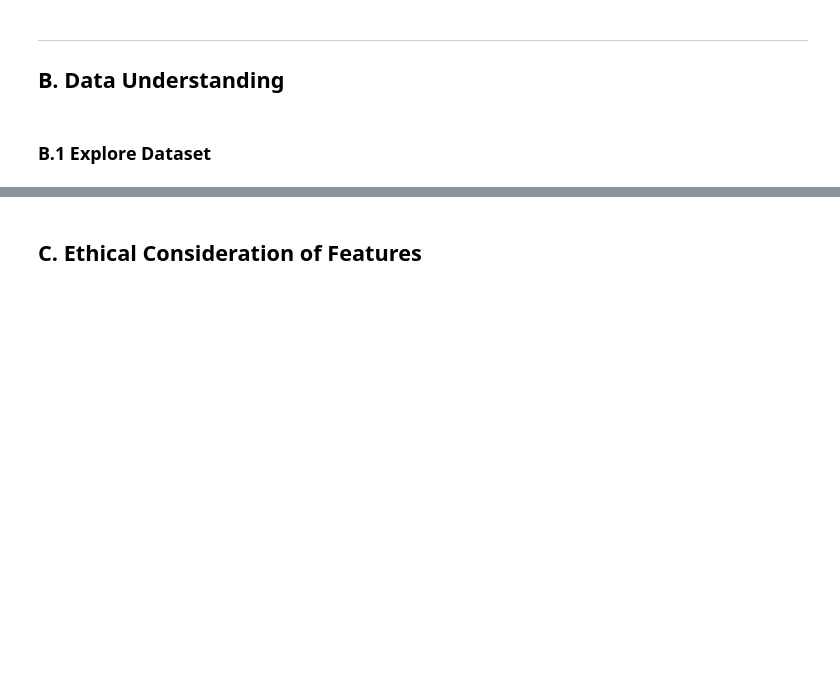
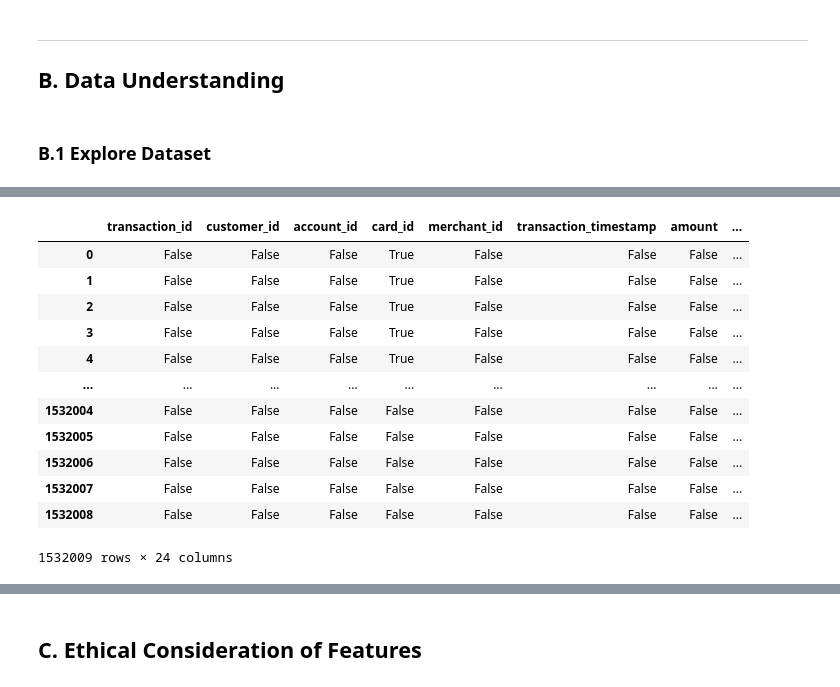
Before and after one commit to leonhsu95/AT3-Group-Banking, a Jupyter notebook: 36106-26SP-AT3-26324145-SB-1-eda-transactions.ipynb, the cells around one changed output, grey strips where cells are left out. Saved outputs shown, nothing was run; the diff lists cells and outputs as text; code cells hidden in the pictures; blank space fills up the shorter version.

```diff
--- a/36106-26SP-AT3-26324145-SB-1-eda-transactions.ipynb
+++ b/36106-26SP-AT3-26324145-SB-1-eda-transactions.ipynb
@@ -70,3 +143,19 @@ except Exception as e:
+# %%
+df.isna()
+# %% [output]
+|  | transaction_id | customer_id | account_id | card_id | merchant_id | transaction_timestamp | amount | ... |
+| 0 | False | False | False | True | False | False | False | ... |
+| 1 | False | False | False | True | False | False | False | ... |
+| 2 | False | False | False | True | False | False | False | ... |
+| 3 | False | False | False | True | False | False | False | ... |
+| 4 | False | False | False | True | False | False | False | ... |
+| ... | ... | ... | ... | ... | ... | ... | ... | ... |
+| 1532004 | False | False | False | False | False | False | False | ... |
+| 1532005 | False | False | False | False | False | False | False | ... |
+| 1532006 | False | False | False | False | False | False | False | ... |
+| 1532007 | False | False | False | False | False | False | False | ... |
+| 1532008 | False | False | False | False | False | False | False | ... |
+1532009 rows × 24 columns
 # %%
 # <Student to fill this section>
 dataset_insights = """
```
Also changed, not shown: parts of 182 cells of this notebook.
